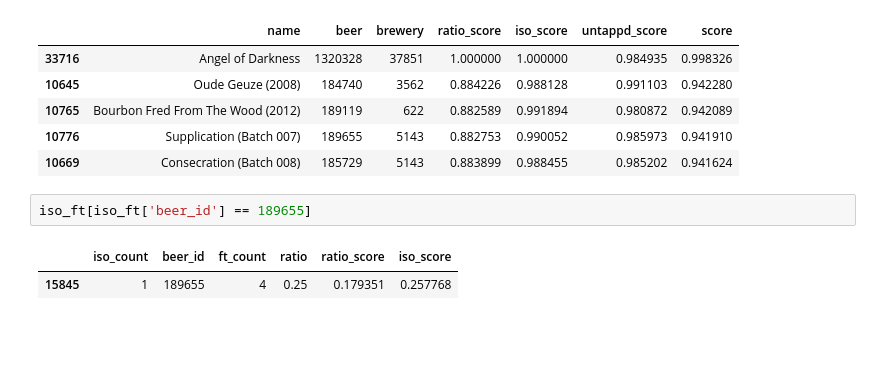
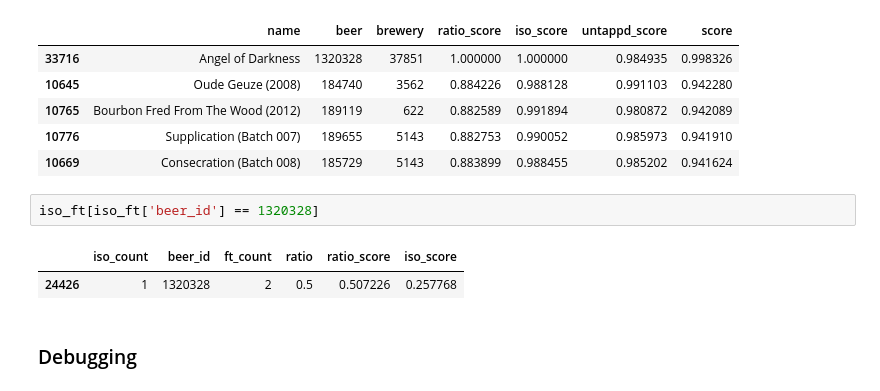
Before and after one commit to lukearmistead/savvysuds, a Jupyter notebook: other/rarity_score_eda.ipynb, the cells around one changed output. Drawn from its saved outputs; the diff is of its cells as text; blank space fills up the shorter version.

```diff
--- a/other/rarity_score_eda.ipynb
+++ b/other/rarity_score_eda.ipynb
@@ -903,7 +903,9 @@ agg_rarity.head()
 | 10776 | Supplication (Batch 007) | 189655 | 5143 | 0.882753 | 0.990052 | 0.985973 | 0.941910 |
 | 10669 | Consecration (Batch 008) | 185729 | 5143 | 0.883899 | 0.988455 | 0.985202 | 0.941624 |
 # %%
-iso_ft[iso_ft['beer_id'] == 189655]
+iso_ft[iso_ft['beer_id'] == 1320328]
 # %% [output]
 |  | iso_count | beer_id | ft_count | ratio | ratio_score | iso_score |
-| 15845 | 1 | 189655 | 4 | 0.25 | 0.179351 | 0.257768 |
+| 24426 | 1 | 1320328 | 2 | 0.5 | 0.507226 | 0.257768 |
+# %% [markdown]
+### Debugging
```
Also changed, not shown: parts of 8 cells of this notebook, 1 other file.
